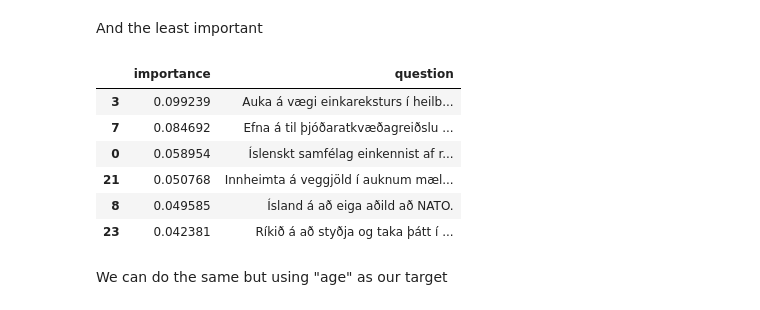
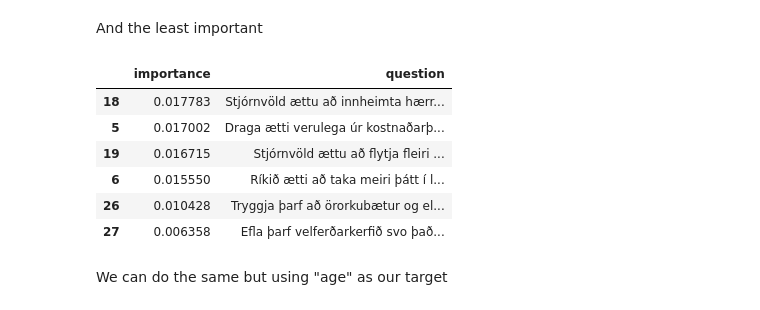
Before and after one commit to roberttorfason/blog, a Jupyter notebook: _notebooks/2021-09-22-kosningaprof.ipynb, the cells around one changed output. Saved outputs shown, nothing was run; the diff lists cells and outputs as text; code cells hidden in the pictures.

```diff
--- a/_notebooks/2021-09-22-kosningaprof.ipynb
+++ b/_notebooks/2021-09-22-kosningaprof.ipynb
@@ -409,15 +409,15 @@ df_questions_with_importance[["importance", "question"]].head(6)
 # %% [markdown]
 And the least important
 # %%
-df_questions_with_importance.head(6)[["importance", "question"]]
+df_questions_with_importance.tail(6)[["importance", "question"]]
 # %% [output]
 |  | importance | question |
-| 3 | 0.099239 | Auka á vægi einkareksturs í heilb... |
-| 7 | 0.084692 | Efna á til þjóðaratkvæðagreiðslu ... |
-| 0 | 0.058954 | Íslenskt samfélag einkennist af r... |
-| 21 | 0.050768 | Innheimta á veggjöld í auknum mæl... |
-| 8 | 0.049585 | Ísland á að eiga aðild að NATO. |
-| 23 | 0.042381 | Ríkið á að styðja og taka þátt í ... |
+| 18 | 0.017783 | Stjórnvöld ættu að innheimta hærr... |
+| 5 | 0.017002 | Draga ætti verulega úr kostnaðarþ... |
+| 19 | 0.016715 | Stjórnvöld ættu að flytja fleiri ... |
+| 6 | 0.015550 | Ríkið ætti að taka meiri þátt í l... |
+| 26 | 0.010428 | Tryggja þarf að örorkubætur og el... |
+| 27 | 0.006358 | Efla þarf velferðarkerfið svo það... |
 # %% [markdown]
 We can do the same but using "age" as our target
 # %%
```
Also changed, not shown: parts of 5 cells of this notebook.
